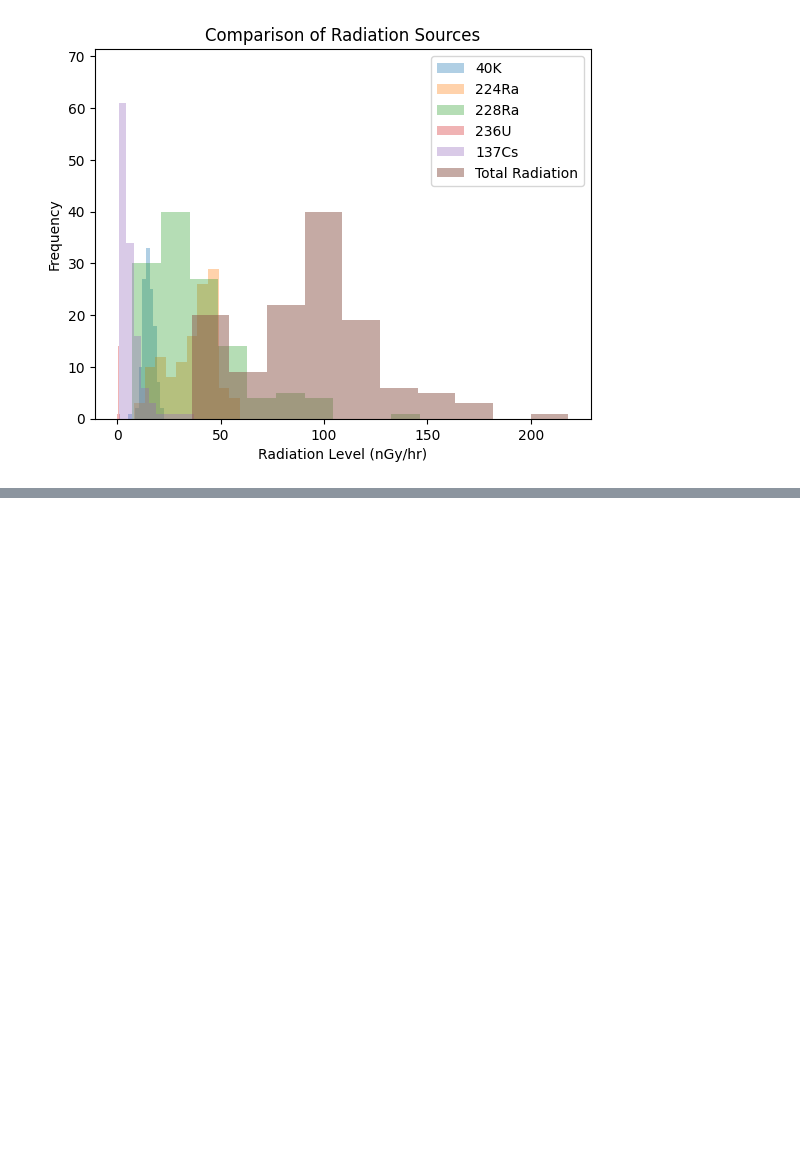
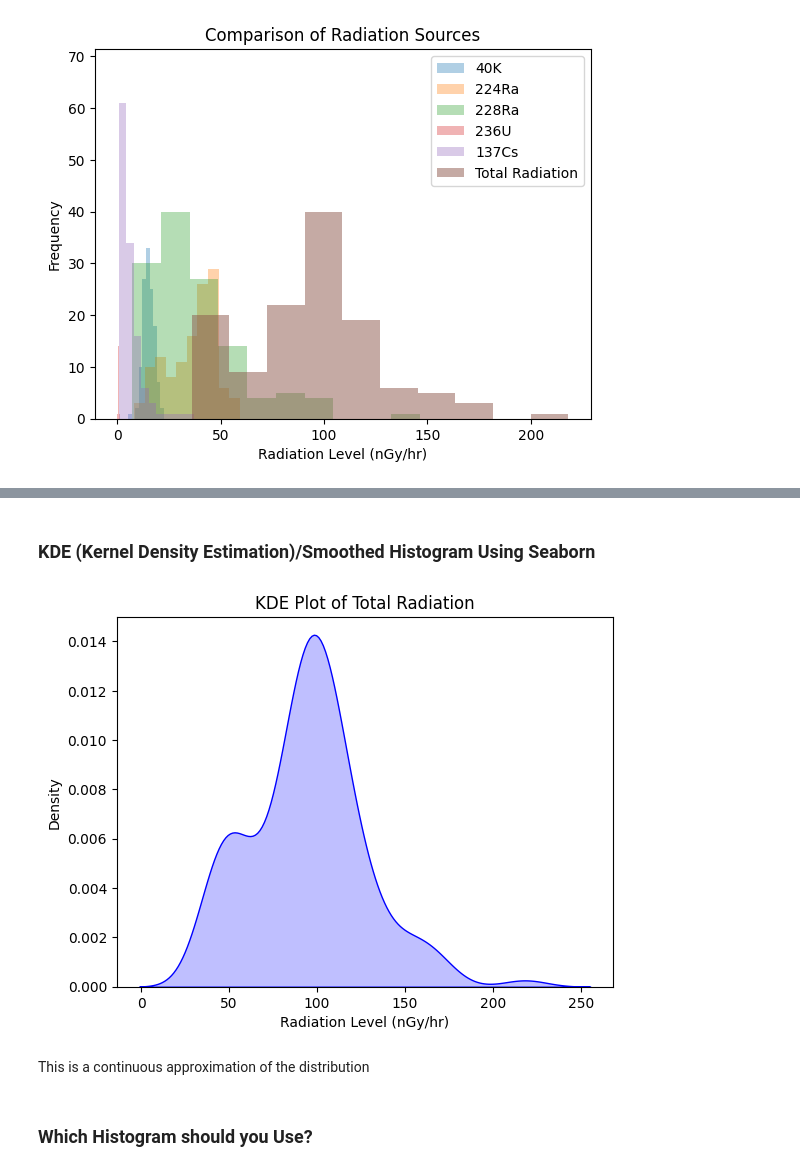
Before and after one commit to sandeept252/Geostatistics, a Jupyter notebook: CROATRAD.ipynb, the cells around one changed output, grey strips where cells are left out. Cells and saved outputs as stored; diff of their text form; code cells hidden in the pictures; blank space fills up the shorter version.

```diff
--- a/CROATRAD.ipynb
+++ b/CROATRAD.ipynb
@@ -428,0 +447,16 @@ plt.show()
+# %% [markdown]
+### KDE (Kernel Density Estimation)/Smoothed Histogram Using Seaborn
+# %%
+sns.kdeplot(df["Total"], fill = True, color = "blue")
+
+plt.xlabel("Radiation Level (nGy/hr)")
+plt.ylabel("Density")
+plt.title("KDE Plot of Total Radiation")
+
+plt.show()
+# %% [output]
+[figure, added]
+# %% [markdown]
+This is a continuous approximation of the distribution
+# %% [markdown]
+### Which Histogram should you Use?
```
Also changed, not shown: parts of 20 cells of this notebook.
